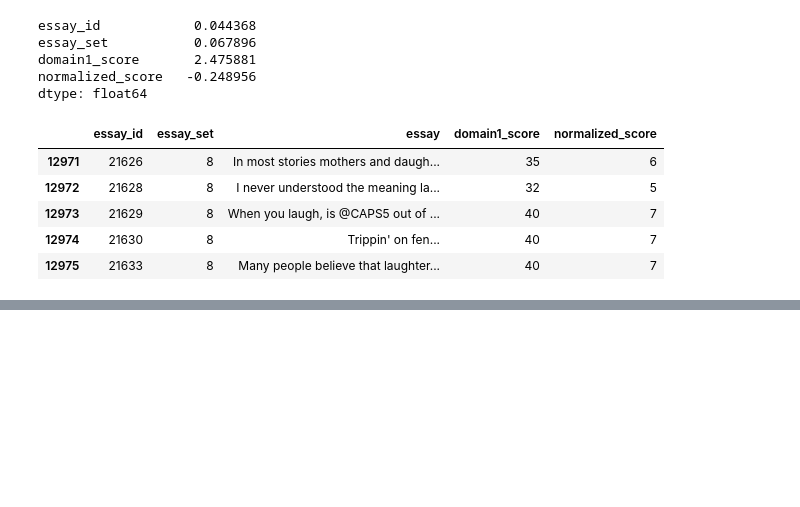
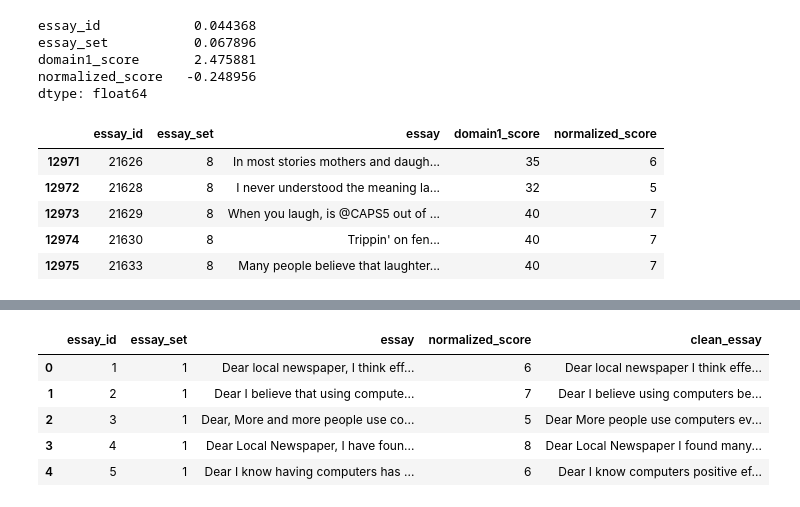
Before and after one commit to hypethral/robograder, a Jupyter notebook: src/analysis.ipynb, the cells around one changed output, grey strips where cells are left out. Saved outputs shown, nothing was run; the diff lists cells and outputs as text; code cells hidden in the pictures; blank space fills up the shorter version.

```diff
--- a/src/analysis.ipynb
+++ b/src/analysis.ipynb
@@ -219,0 +318,18 @@ myDataset.tail()
+# %%
+# By using regular expression to remove characters that are not A-Z, a-z, or a space from an essay
+# This used to remove, special characters, or other extraneous characters that may be present in an essay - Code Injection
+
+def remove_puncs(essay):
+    essay = re.sub("[^A-Za-z ]","",essay)
+    return essay
+
+myDataset['clean_essay'] = myDataset['clean_essay'].apply(lambda x:remove_puncs(x))
+# %%
+myDataset.head()
+# %% [output]
+|  | essay_id | essay_set | essay | normalized_score | clean_essay |
+| 0 | 1 | 1 | Dear local newspaper, I think eff... | 6 | Dear local newspaper I think effe... |
+| 1 | 2 | 1 | Dear I believe that using compute... | 7 | Dear I believe using computers be... |
+| 2 | 3 | 1 | Dear, More and more people use co... | 5 | Dear More people use computers ev... |
+| 3 | 4 | 1 | Dear Local Newspaper, I have foun... | 8 | Dear Local Newspaper I found many... |
+| 4 | 5 | 1 | Dear I know having computers has ... | 6 | Dear I know computers positive ef... |
```
Also changed, not shown: parts of 14 cells of this notebook.
